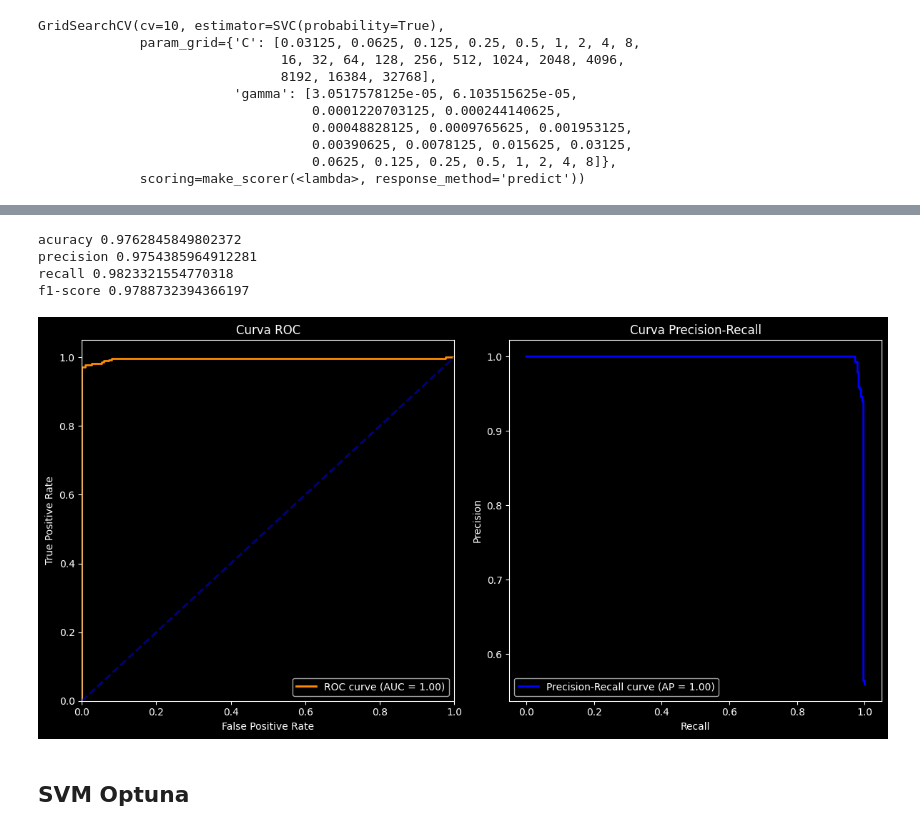
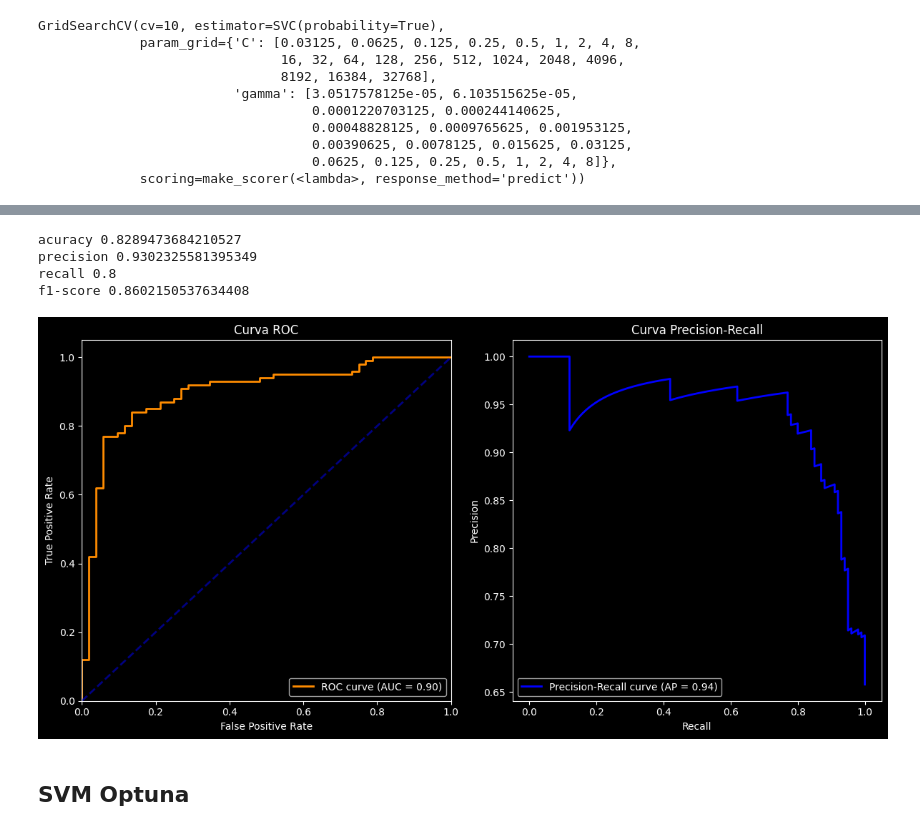
Before and after one commit to viniciuspxc/Reconhecimento_de_Padroes, a Jupyter notebook: Listas/Lista 5/Lista 05.ipynb, the cells around one changed output, grey strips where cells are left out. Drawn from its saved outputs; the diff is of its cells as text; code cells hidden in the pictures.

Commit message:
gini step update

```diff
--- a/Listas/Lista 5/Lista 05.ipynb
+++ b/Listas/Lista 5/Lista 05.ipynb
@@ -71,7 +86,16 @@ class Metrics():
 ## Model
 # %%
 class Tree:
-    def __init__(self, column=None, limiar=None, gini=None, left=None, right=None, is_leaf=False, leaf_value=None):
+    def __init__(
+        self,
+        column=None,
+        limiar=None,
+        gini=None,
+        left=None,
+        right=None,
+        is_leaf=False,
+        leaf_value=None,
+    ):
         # node
         self.column = column
         self.limiar = limiar
@@ -234,21 +263,19 @@ def plot_roc_pr(X, y, y_prob):
 # %% [markdown]
 # Tree Grid Search
 # %%
-X = bostonbin.iloc[:, 0:-1]
-y = bostonbin.iloc[:, -1]
-
 model = DecisionTree()
 
 param_grid = {
-    'max_depth': [1, 2, 3, 4, 5, 6, 7, 8, 9, 10],
-    'min_leaf_samples': [1, 2, 3, 4, 5]
+    "max_depth": [1, 2, 3, 4, 5, 6, 7, 8, 9, 10],
+    "min_leaf_samples": [1, 2, 3, 4, 5],
 }
 
 scoring = make_scorer(lambda y_true, y_pred: np.mean(y_true == y_pred))
 
 grid_search = GridSearchCV(
-    estimator=model, param_grid=param_grid, cv=10, scoring=scoring)
-grid_search.fit(X, y)
+    estimator=model, param_grid=param_grid, cv=10, scoring=scoring
+)
+grid_search.fit(X_train, y_train)
 # %% [output]
 GridSearchCV(cv=10, estimator=DecisionTree(),
              param_grid={'max_depth': [1, 2, 3, 4, 5, 6, 7, 8, 9, 10],
@@ -325,4 +361,4 @@ Best hyperparameters: {'max_depth': 10, 'min_leaf_samples': 1}
 # %%
 optuna_model = DecisionTree(**best_params)
-optuna_model.fit(X, y)
+optuna_model.fit(X_train, y_train)
 # %% [output]
@@ -347,9 +383,6 @@ plot_roc_pr(X, y, proba_predictions)
 # %% [markdown]
 # SVM Grid Search
 # %%
-X = bostonbin.iloc[:, 0:-1]
-y = bostonbin.iloc[:, -1]
-
 model = svm.SVC(kernel="rbf", probability=True)
 
 param_grid = {
@@ -360,8 +393,9 @@ param_grid = {
 scoring = make_scorer(lambda y_true, y_pred: np.mean(y_true == y_pred))
 
 grid_search = GridSearchCV(
-    estimator=model, param_grid=param_grid, cv=10, scoring=scoring)
-grid_search.fit(X, y)
+    estimator=model, param_grid=param_grid, cv=10, scoring=scoring
+)
+grid_search.fit(X_train, y_train)
 # %% [output]
 GridSearchCV(cv=10, estimator=SVC(probability=True),
              param_grid={'C': [0.03125, 0.0625, 0.125, 0.25, 0.5, 1, 2, 4, 8,
@@ -382,21 +416,21 @@ Melhor pontuação de validação: 0.5610588235294118
 # %%
-metric = Metrics(y, grid_search.predict(X))
+metric = Metrics(y_test, grid_search.predict(X_test))
 
-print('acuracy', metric.accuracy)
-print('precision', metric.precision)
-print('recall', metric.recall)
-print('f1-score', metric.f1_score)
+print("acuracy", metric.accuracy)
+print("precision", metric.precision)
+print("recall", metric.recall)
+print("f1-score", metric.f1_score)
 # %% [output]
-acuracy 0.9762845849802372
-precision 0.9754385964912281
-recall 0.9823321554770318
-f1-score 0.9788732394366197
+acuracy 0.8289473684210527
+precision 0.9302325581395349
+recall 0.8
+f1-score 0.8602150537634408
 # %%
-grid_proba = grid_search.best_estimator_.predict_proba(X)[:, 1]
+grid_proba = grid_search.best_estimator_.predict_proba(X_test)[:, 1]
 
-plot_roc_pr(X, y, grid_proba)
+plot_roc_pr(y_test, grid_proba)
 # %% [output]
-[figure, old version]
+[figure, new version]
 # %% [markdown]
 ## SVM Optuna
 # %%
```
Also changed, not shown: parts of 18 cells of this notebook.
